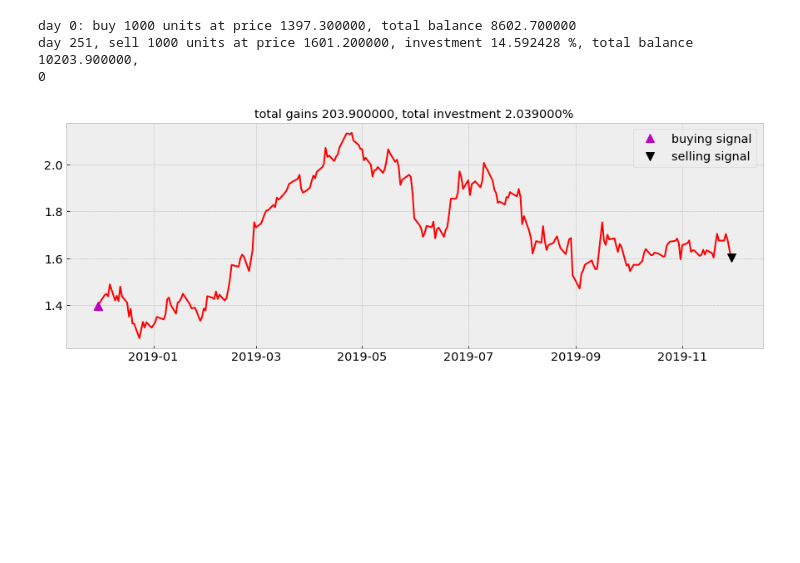
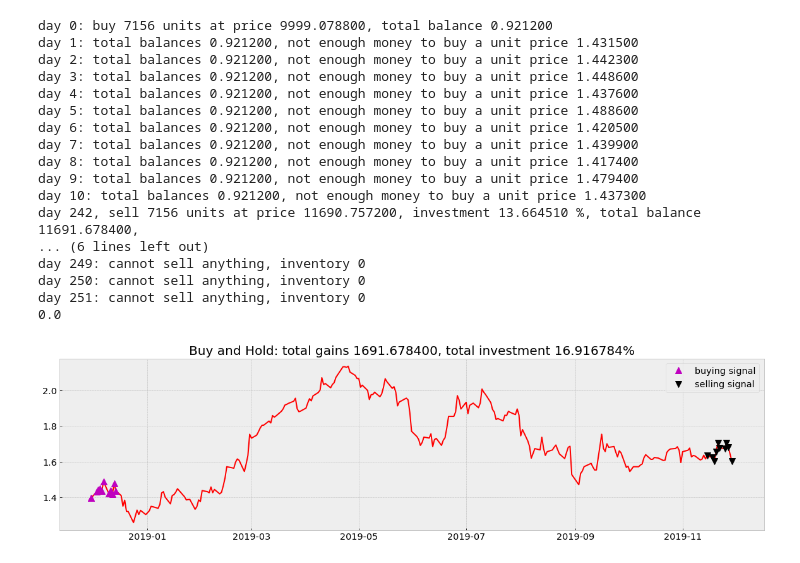
Before and after one commit to michaelwozniak/rit_preliminaries, a Jupyter notebook: buy_and_hold_agent.ipynb, the cells around one changed output. Saved outputs shown, nothing was run; the diff lists cells and outputs as text; code cells hidden in the pictures; blank space fills up the shorter version.

```diff
--- a/buy_and_hold_agent.ipynb
+++ b/buy_and_hold_agent.ipynb
@@ -34,10 +31,34 @@ signals.signal.iloc[-1]=-1
+# %%
+signals.signal.iloc[0]=1
+signals.signal.iloc[1]=1
+signals.signal.iloc[2]=1
+signals.signal.iloc[3]=1
+signals.signal.iloc[4]=1
+signals.signal.iloc[5]=1
+signals.signal.iloc[6]=1
+signals.signal.iloc[7]=1
+signals.signal.iloc[8]=1
+signals.signal.iloc[9]=1
+signals.signal.iloc[10]=1
+
+signals.signal.iloc[-1]=-1
+signals.signal.iloc[-2]=-1
+signals.signal.iloc[-3]=-1
+signals.signal.iloc[-4]=-1
+signals.signal.iloc[-5]=-1
+signals.signal.iloc[-6]=-1
+signals.signal.iloc[-7]=-1
+signals.signal.iloc[-8]=-1
+signals.signal.iloc[-9]=-1
+signals.signal.iloc[-10]=-1
+# signals.signal.iloc[-1]=-1
 # %%
 def buy_stock(
     real_movement,
     signal,
     initial_money = 10000,
-    max_buy = 1000,
-    max_sell = 1000
+    max_buy = 10000,
+    max_sell = 10000
 ):
     """
     real_movement = actual movement in the real world
@@ -51,6 +72,8 @@ def buy_stock(
     states_sell = []
     states_buy = []
     current_inventory = 0
+
+    total = list()
 
     def buy(i, initial_money, current_inventory):
         shares = initial_money // real_movement[i]
@@ -103,6 +126,7 @@ def buy_stock(
                     % (i, sell_units, total_sell, invest, initial_money)
                 )
             states_sell.append(i)
+        total.append(current_inventory*real_movement[i]+initial_money)
     print(current_inventory)
     try:
         adj = (current_inventory*real_movement[-1])
@@ -111,21 +135,36 @@ def buy_stock(
 
     invest = ((initial_money + adj - starting_money) / starting_money) * 100
     total_gains = initial_money + adj - starting_money
-    return states_buy, states_sell, total_gains, invest
+    return states_buy, states_sell, total_gains, invest,total
 # %%
-states_buy, states_sell, total_gains, invest = buy_stock(df.Close, signals['signal'])
+states_buy, states_sell, total_gains, invest,total = buy_stock(df.Close, signals['signal'])
 # %% [output]
-day 0: buy 1000 units at price 1397.300000, total balance 8602.700000
-day 251, sell 1000 units at price 1601.200000, investment 14.592428 %, total balance 10203.900000,
-0
+day 0: buy 7156 units at price 9999.078800, total balance 0.921200
+day 1: total balances 0.921200, not enough money to buy a unit price 1.431500
+day 2: total balances 0.921200, not enough money to buy a unit price 1.442300
+day 3: total balances 0.921200, not enough money to buy a unit price 1.448600
+day 4: total balances 0.921200, not enough money to buy a unit price 1.437600
+day 5: total balances 0.921200, not enough money to buy a unit price 1.488600
+day 6: total balances 0.921200, not enough money to buy a unit price 1.420500
+day 7: total balances 0.921200, not enough money to buy a unit price 1.439900
+day 8: total balances 0.921200, not enough money to buy a unit price 1.417400
+day 9: total balances 0.921200, not enough money to buy a unit price 1.479400
+day 10: total balances 0.921200, not enough money to buy a unit price 1.437300
+day 242, sell 7156 units at price 11690.757200, investment 13.664510 %, total balance 11691.678400,
+... (6 lines left out)
+day 249: cannot sell anything, inventory 0
+day 250: cannot sell anything, inventory 0
+day 251: cannot sell anything, inventory 0
+0.0
 # %%
 close = df['Close']
-fig = plt.figure(figsize = (15,5))
+fig = plt.figure(figsize = (20,5))
 plt.plot(close, color='r', lw=2.)
 plt.plot(close, '^', markersize=10, color='m', label = 'buying signal', markevery = states_buy)
 plt.plot(close, 'v', markersize=10, color='k', label = 'selling signal', markevery = states_sell)
-plt.title('total gains %f, total investment %f%%'%(total_gains, invest))
+plt.title('Buy and Hold: total gains %f, total investment %f%%'%(total_gains, invest),fontsize=20)
 plt.legend()
+plt.savefig("fig11.png")
 plt.show()
 # %% [output]
-[figure, old version]
+[figure, new version]
```
Also changed, not shown: parts of 4 cells of this notebook, 16 other files.
